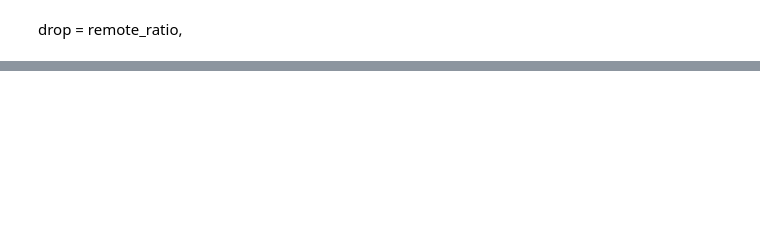
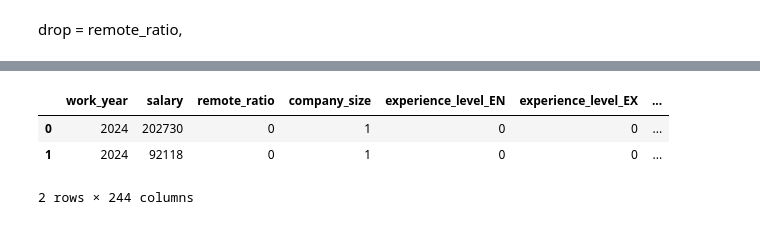
Before and after one commit to sonjoy1s/kaggle_project, a Jupyter notebook: Data_Developer_Salary_in_2024💰.ipynb, the cells around one changed output, grey strips where cells are left out. Drawn from its saved outputs; the diff is of its cells as text; code cells hidden in the pictures; blank space fills up the shorter version.

```diff
--- a/Data_Developer_Salary_in_2024💰.ipynb
+++ b/Data_Developer_Salary_in_2024💰.ipynb
@@ -182,0 +186,6 @@ for c in categorical_col:
+# %%
+categorical_cols =['experience_level','employment_type','job_title','company_location']
+# %%
+from sklearn.preprocessing import LabelEncoder
+le = LabelEncoder()
+df['company_size'] = le.fit_transform(df['company_size'])
@@ -182,0 +198,9 @@ for c in categorical_col:
+# %%
+df = pd.get_dummies(df,columns=categorical_cols,dtype=int)
+# %%
+df.head(2)
+# %% [output]
+|  | work_year | salary | remote_ratio | company_size | experience_level_EN | experience_level_EX | ... |
+| 0 | 2024 | 202730 | 0 | 1 | 0 | 0 | ... |
+| 1 | 2024 | 92118 | 0 | 1 | 0 | 0 | ... |
+2 rows × 244 columns
```
Also changed, not shown: parts of 9 cells of this notebook.
